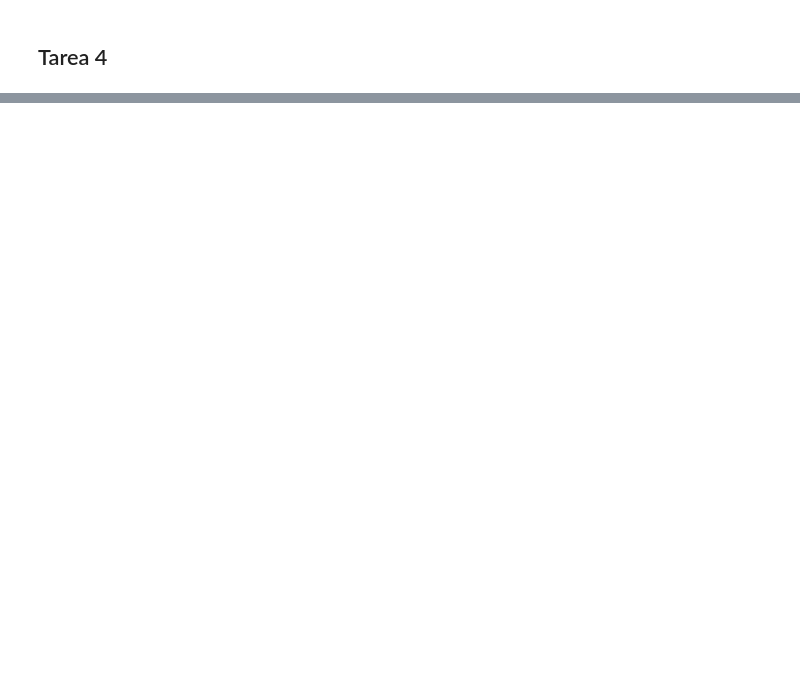
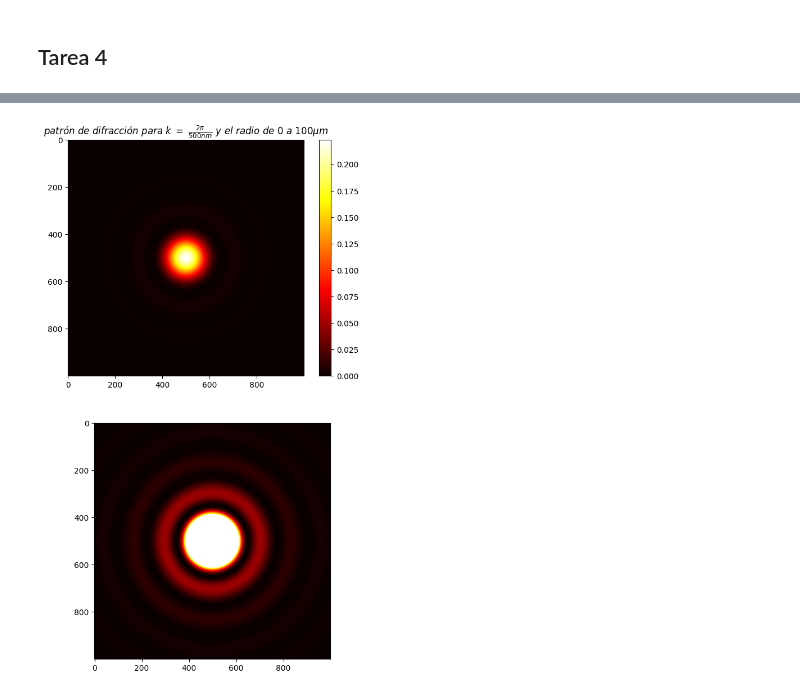
Before and after one commit to alexisrealg/CODiGO_Computacional, a Jupyter notebook: MyTarea/Tarea 4.ipynb, the cells around one changed output, grey strips where cells are left out. Cells and saved outputs as stored; diff of their text form; code cells hidden in the pictures; blank space fills up the shorter version.

```diff
--- a/MyTarea/Tarea 4.ipynb
+++ b/MyTarea/Tarea 4.ipynb
@@ -17,0 +54,8 @@ for i in range(0,len(Velo)):
+# %%
+N = 1000
+x = np.linspace(0,20,N) #arreglo para poder graficar los puntos de la función de Bessel
+def fBessel(m,x):#definimos la función de Bessel
+    def f(theta):#definimos la función que se debe integrar donde y = $\theta$
+        return np.cos(m*theta-x*np.sin(theta))
+    J = (1/np.pi) * bf.Simpson1(0,np.pi,len(x),f) #entonces esa función f integramos con simpson en el intervalo de 0 a pi, N igual a la misma cantidad que el arreglo x
+    return J
@@ -17,0 +103,21 @@ for i in range(0,len(Velo)):
+# %%
+coord = np.linspace(-1e-6,1e-6,1000) #pensamos en un cuadrado dado que tanto en coordenadas x & y
+k = 2*np.pi/(500e-9) #utilizamos el valor de k
+x , y = np.meshgrid(coord , coord, indexing= 'ij') #creamos un meshgrid que nos permite crear objetos 2D
+r = k*np.sqrt(x**2 + y**2) #definimos k*r = r
+I = (fBessel(1,r)/r)**2 #definimos la I que es usar la formula de intensidad dada en el ejercicio
+# %%
+plt.figure(figsize = [7,12])
+plt.subplot(2,1,1)
+imshow(I, cmap='hot')
+titulo = r"$patrón \ de \ difracción \ para \ k \ = \ \frac{2 \pi}{500nm} \ y \ el \ radio \ de \ 0 \ a \ 100 \mu m$"
+plt.colorbar()
+plt.title(titulo)
+
+
+plt.subplot(2,1,2)
+imshow(I, cmap='hot',vmin=0, vmax=0.02) #esta modificación es para apreciar mejor la difración pero no los valores de intensidad
+
+plt.show()
+# %% [output]
+[figure, added]
```
Also changed, not shown: parts of 55 cells of this notebook, 9 other files.
